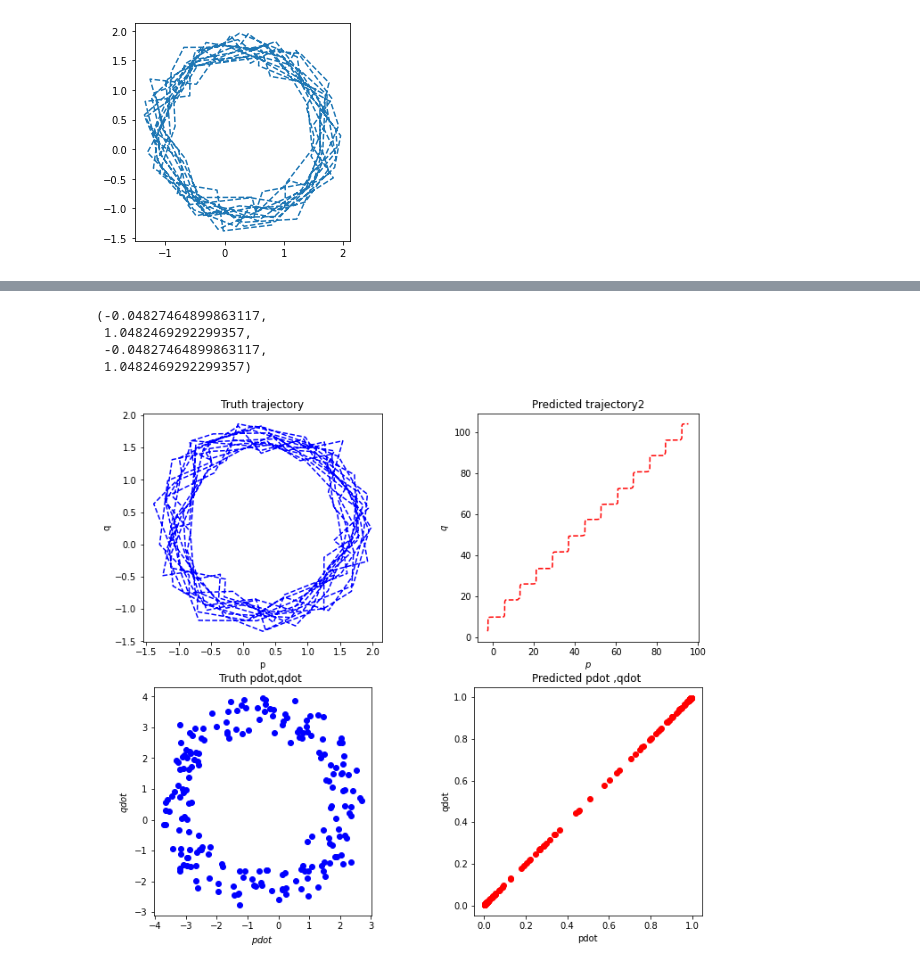
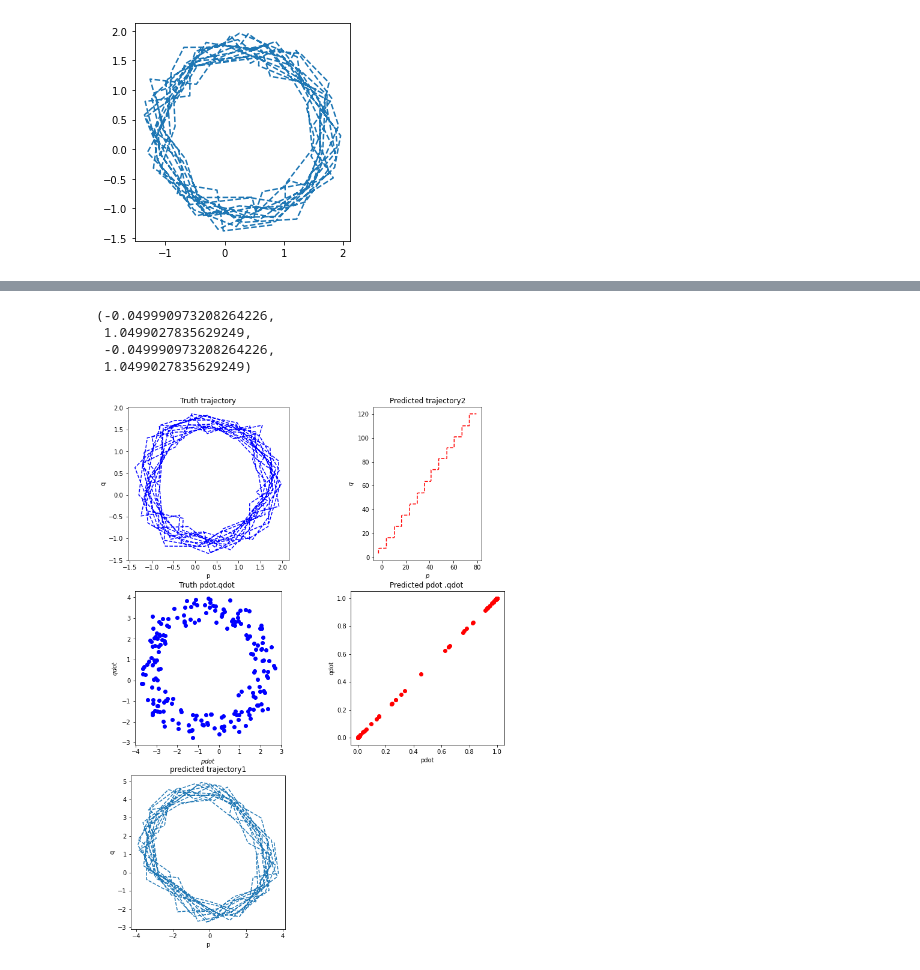
Before and after one commit to kimia-zahed/hamiltonian_neural_network, a Jupyter notebook: myHNN _kimiya_9dey99.ipynb, the cells around one changed output, grey strips where cells are left out. Saved outputs shown, nothing was run; the diff lists cells and outputs as text; code cells hidden in the pictures.

```diff
--- a/myHNN _kimiya_9dey99.ipynb
+++ b/myHNN _kimiya_9dey99.ipynb
@@ -96,5 +94,6 @@ myModel.compile(loss=tf.keras.losses.MeanSquaredError(),
                 optimizer="Adam",
                 metrics=["accuracy"])
 # %%
-x_train=np.transpose(train_list[1])
-y_train=np.transpose(train_list[0])
+x_train=np.transpose(train_list[0])
+y_train=np.transpose(train_list[1])
+x_train
@@ -101,4 +108,4 @@ y_train=np.transpose(train_list[0])
 # %%
-trainedModel=myModel.fit(x_train,y_train, epochs=3)
+trainedModel=myModel.fit(x_train,y_train, epochs=40)
                         #,validation_data=(X_valid, y_valid))
 # %% [output]
@@ -125,6 +143,6 @@ myModel.evaluate(x_test, y_test)
 # %%
-newx_test=np.transpose(test_list[1])
-newy_test=np.transpose(test_list[0])
+newx_test=np.transpose(test_list[0])
+newy_test=np.transpose(test_list[1])
 # %%
 y_pred = myModel.predict(newx_test)
 # %%
@@ -152,44 +170,44 @@ plt.figure(figsize=(12,16))
 plt.subplot(321)
 plt.plot(new_p,new_q,'b--')
 plt.axis('scaled')
 plt.title('Truth trajectory')
 plt.xlabel('p')
 plt.ylabel('q')
 
 
 plt.subplot(322)
 plt.plot(a,b,'r--')
 plt.title('Predicted trajectory2')
 plt.xlabel('$p$')
 plt.ylabel('$q$');
 plt.axis('scaled')
 
 plt.subplot(323)
 plt.plot(new_pdot,new_qdot,'bo')
 plt.axis('scaled')
 plt.title('Truth pdot,qdot ')
 plt.xlabel('$pdot$')
 plt.ylabel('$qdot$')
 
-# plt.subplot(325)
-# plt.plot(aa,bb,'--')
-# plt.title('predicted trajectory1')
-# plt.xlabel('p')
-# plt.ylabel('q')
-# plt.axis('scaled')
+plt.subplot(325)
+plt.plot(aa,bb,'--')
+plt.title('predicted trajectory1')
+plt.xlabel('p')
+plt.ylabel('q')
+plt.axis('scaled')
 
 plt.subplot(324)
 plt.plot(pred_pdot,pred_pdot,'ro')
 plt.title('Predicted pdot ,qdot ')
 plt.xlabel('pdot')
 plt.ylabel('qdot')
 plt.axis('scaled')
 # %% [output]
-(-0.04827464899863117,
- 1.0482469292299357,
- -0.04827464899863117,
- 1.0482469292299357)
+(-0.049990973208264226,
+ 1.0499027835629249,
+ -0.049990973208264226,
+ 1.0499027835629249)
-[figure, old version]
+[figure, new version]
 # %%
 Ht=newp**2+newq**2
 Hp=a**2+b**2
```
Also changed, not shown: parts of 8 cells of this notebook, 1 other file.
